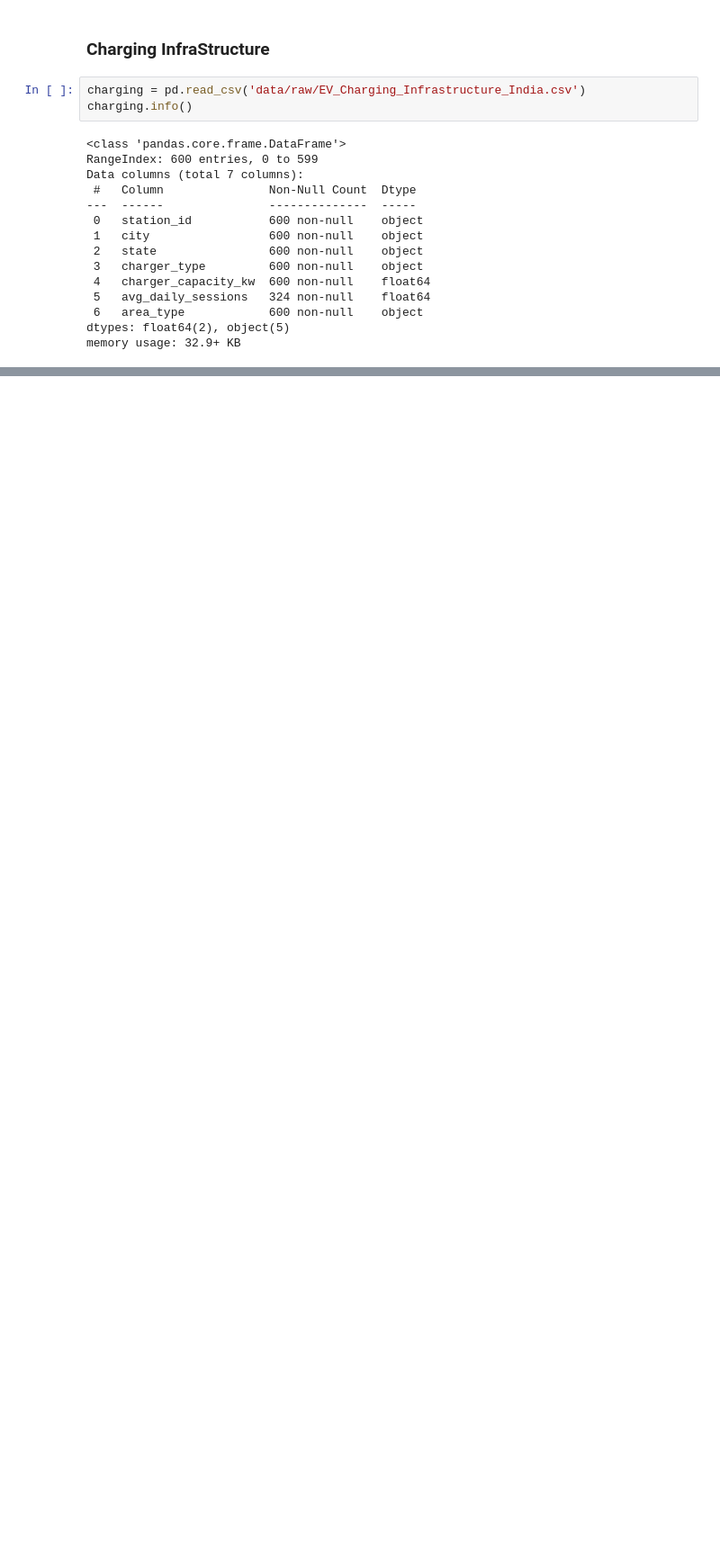
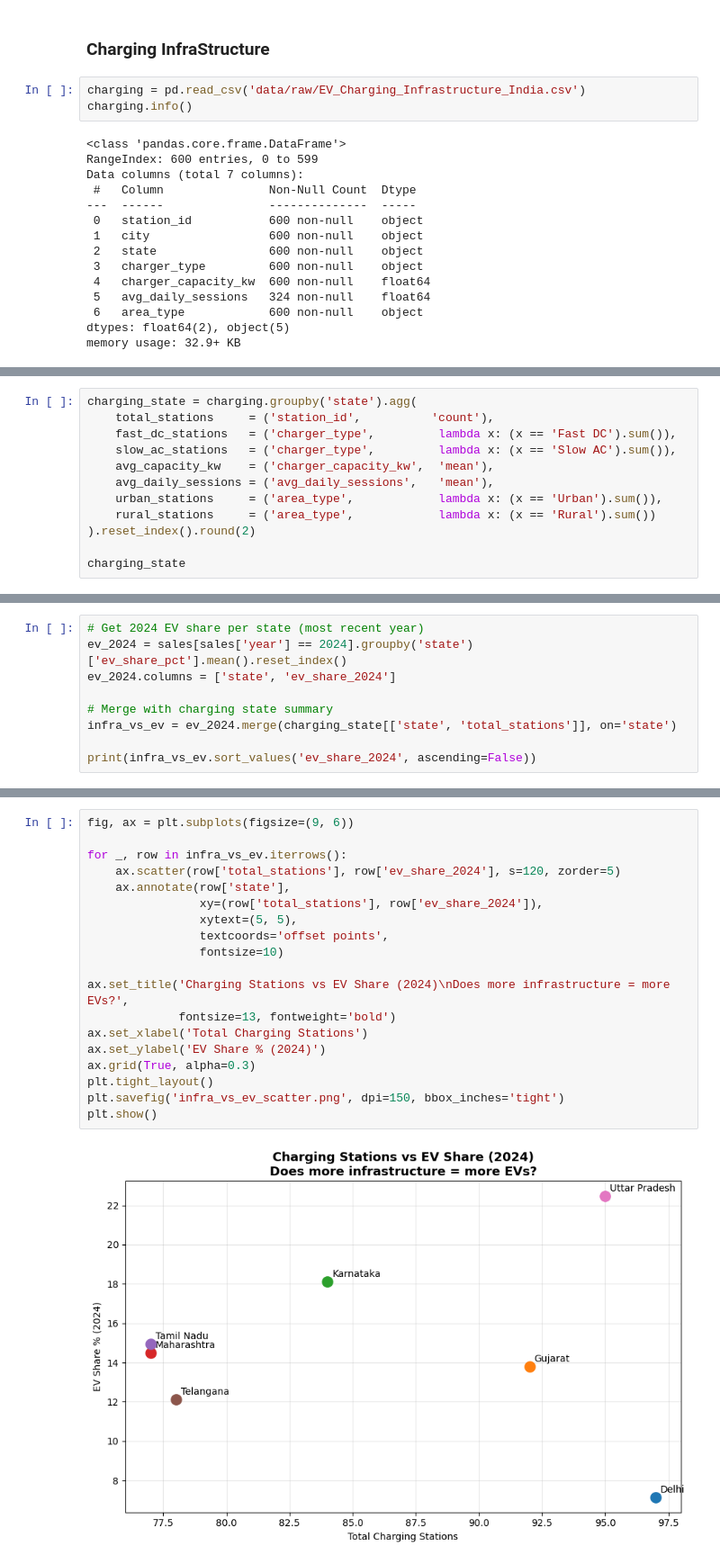
Before and after one commit to manasscodes/india-ev-adoption-analysis, a Jupyter notebook: notebooks/data-cleaning.ipynb, the cells around one changed output, grey strips where cells are left out. Shown at 90% size. Cells and saved outputs as stored; diff of their text form; blank space fills up the shorter version.

```diff
--- a/notebooks/data-analysis.ipynb
+++ b/notebooks/data-cleaning.ipynb
@@ -261,0 +339,12 @@ memory usage: 32.9+ KB
+# %%
+charging_state = charging.groupby('state').agg(
+    total_stations     = ('station_id',          'count'),
+    fast_dc_stations   = ('charger_type',         lambda x: (x == 'Fast DC').sum()),
+    slow_ac_stations   = ('charger_type',         lambda x: (x == 'Slow AC').sum()),
+    avg_capacity_kw    = ('charger_capacity_kw',  'mean'),
+    avg_daily_sessions = ('avg_daily_sessions',   'mean'),
+    urban_stations     = ('area_type',            lambda x: (x == 'Urban').sum()),
+    rural_stations     = ('area_type',            lambda x: (x == 'Rural').sum())
+).reset_index().round(2)
+
+charging_state
@@ -261,0 +373,9 @@ memory usage: 32.9+ KB
+# %%
+# Get 2024 EV share per state (most recent year)
+ev_2024 = sales[sales['year'] == 2024].groupby('state')['ev_share_pct'].mean().reset_index()
+ev_2024.columns = ['state', 'ev_share_2024']
+
+# Merge with charging state summary
+infra_vs_ev = ev_2024.merge(charging_state[['state', 'total_stations']], on='state')
+
+print(infra_vs_ev.sort_values('ev_share_2024', ascending=False))
@@ -261,0 +408,21 @@ memory usage: 32.9+ KB
+# %%
+fig, ax = plt.subplots(figsize=(9, 6))
+
+for _, row in infra_vs_ev.iterrows():
+    ax.scatter(row['total_stations'], row['ev_share_2024'], s=120, zorder=5)
+    ax.annotate(row['state'],
+                xy=(row['total_stations'], row['ev_share_2024']),
+                xytext=(5, 5),
+                textcoords='offset points',
+                fontsize=10)
+
+ax.set_title('Charging Stations vs EV Share (2024)\nDoes more infrastructure = more EVs?',
+             fontsize=13, fontweight='bold')
+ax.set_xlabel('Total Charging Stations')
+ax.set_ylabel('EV Share % (2024)')
+ax.grid(True, alpha=0.3)
+plt.tight_layout()
+plt.savefig('infra_vs_ev_scatter.png', dpi=150, bbox_inches='tight')
+plt.show()
+# %% [output]
+[figure, added]
```
Also changed, not shown: parts of 27 cells of this notebook, 5 other files.
